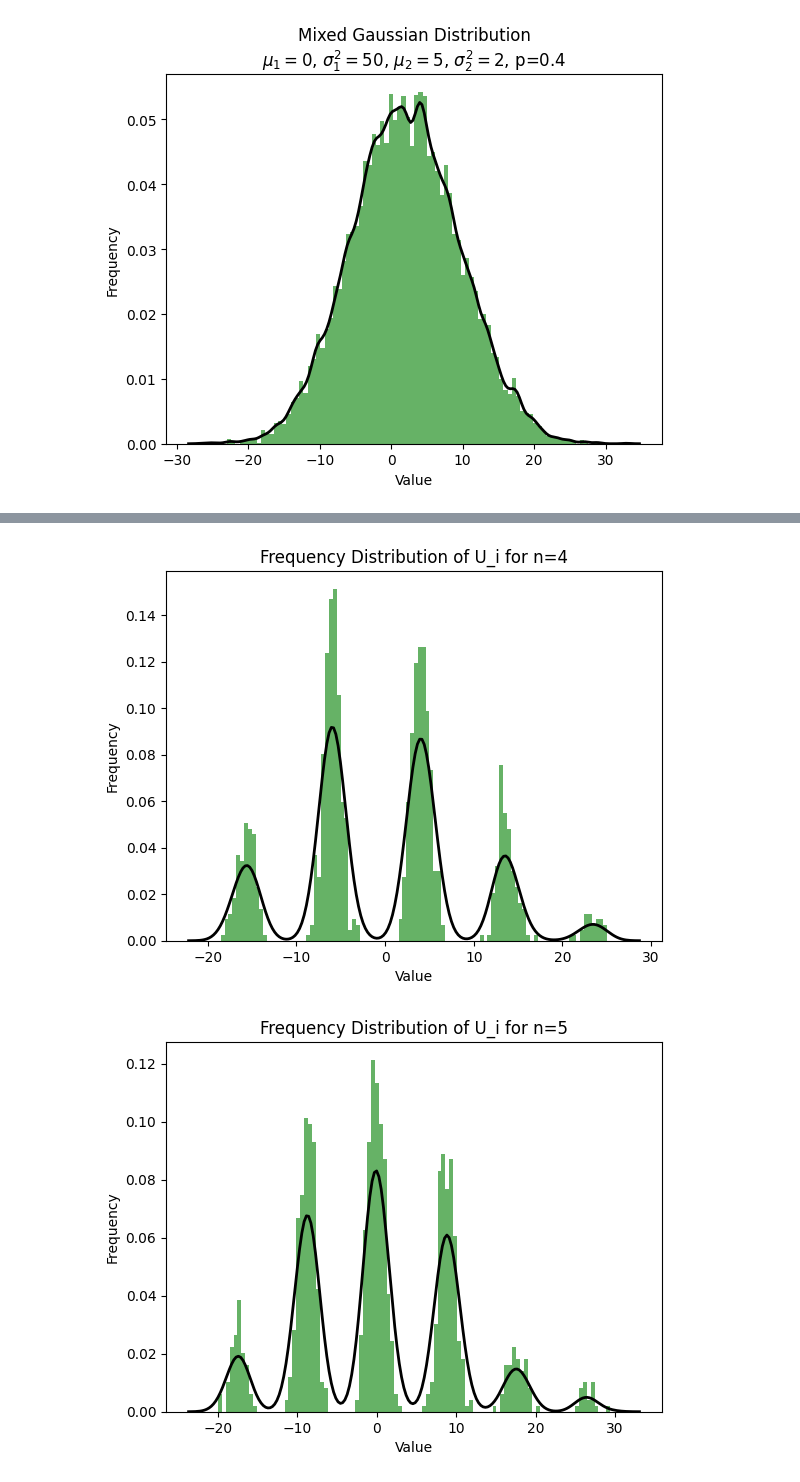
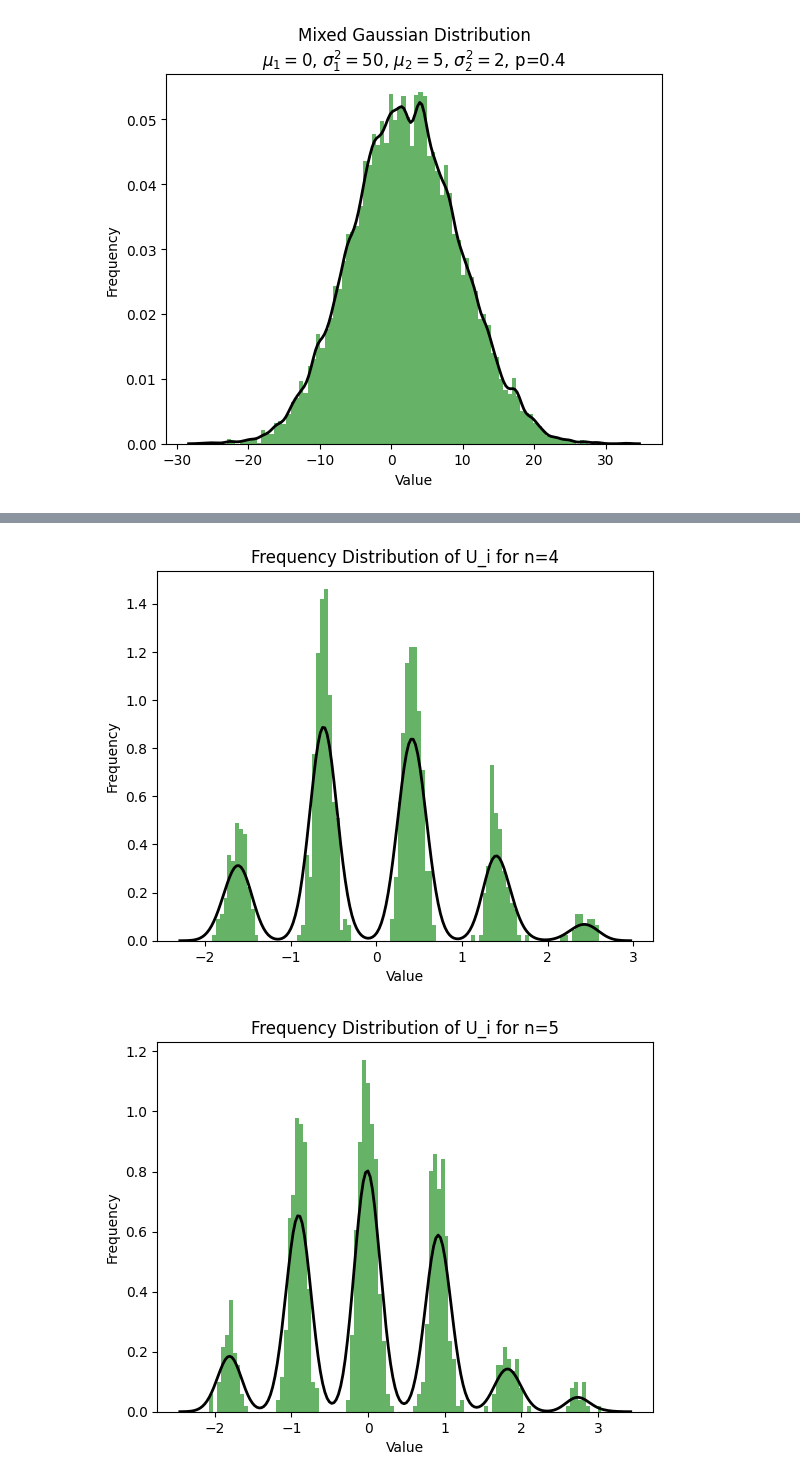
Before and after one commit to alanzhou001/MATH2701-02-project, a Jupyter notebook: notebook/mixedGauss.ipynb, the cells around one changed output, grey strips where cells are left out. Drawn from its saved outputs; the diff is of its cells as text; code cells hidden in the pictures.

```diff
--- a/notebook/mixedGauss.ipynb
+++ b/notebook/mixedGauss.ipynb
@@ -68,7 +68,10 @@ seed = 3
 
 # 计算混合高斯分布的期望和方差
 EZ = mu1 * (1 - p) + (mu1 + mu2) * p
-DZ = sigma1 * (1 - p) + (sigma1 + sigma2) * p
+DZ2 = sigma1 * (1 - p) + (sigma1 + sigma2) * p
+DZ = sigma1 + p * sigma2 + mu2 ** 2 * p * (1 - p)
+
+#print(DZ - DZ2)
 
 # 不同的n值
 n_values = [2, 3, 4, 5, 10, 20, 50, 1000, 5000]
@@ -82,2 +85,2 @@ for n in n_values:
-[figure, old version]
+[figure, new version]
-[figure, old version]
+[figure, new version]
```
Also changed, not shown: parts of 1 cell of this notebook, 10 other files.
